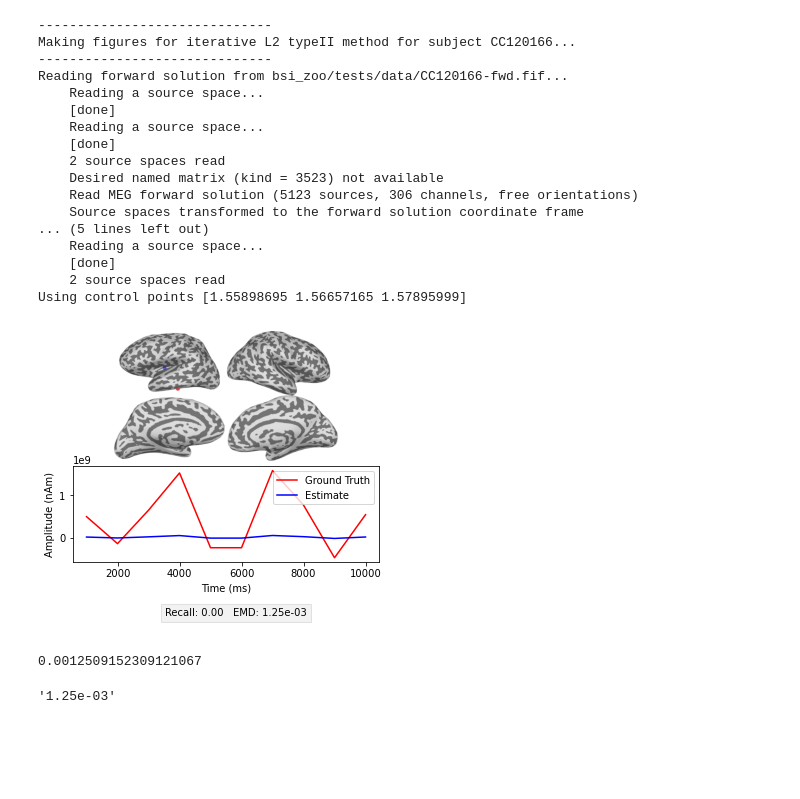
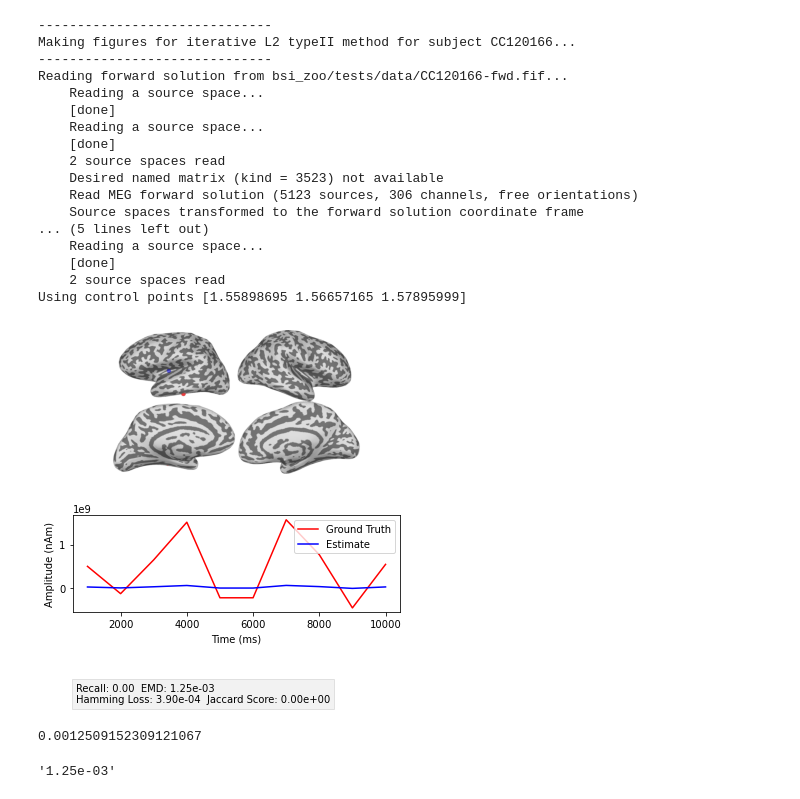
Before and after one commit to braindatalab/BSI-Zoo, a Jupyter notebook: visualisation.ipynb, the cells around one changed output. Drawn from its saved outputs; the diff is of its cells as text; code cells hidden in the pictures; blank space fills up the shorter version.

Commit message:
added hamming and jaccard

```diff
--- a/visualisation.ipynb
+++ b/visualisation.ipynb
@@ -46,8 +46,10 @@ def metrics(fwd, stc, stc_hat):
 
     recall = recall_score(true_as, estimated_as, zero_division=0)
     emd = wasserstein_distance(est_activations, true_activations) #TODO: info about geometry
+    hammingloss = hamming_loss(true_as, estimated_as)
+    jaccard = jaccard_score(true_as, estimated_as, zero_division=0)
 
-    return recall, emd
+    return recall, emd, hammingloss, jaccard
 # %%
 def add_margin(nonwhite_col, margin=5):
     margin_nonwhite_col = nonwhite_col.copy()
@@ -155,42 +157,43 @@ for subject in SUBJECTS:
             axes[brain_idx].axis("off")
 
             axes[spacing_idx].axis("off")
 
             axes[metrics_idx].axis("off")
             # get metrics
-            recall, emd = metrics(fwd, stc, stc_hat)
-            axes[metrics_idx].text(0.3, 0.5, 'Recall: %.2f   EMD: %.2e'%(recall, emd), bbox=dict(facecolor='grey', alpha=0.1))
+            recall, emd, hammingloss, jaccard = metrics(fwd, stc, stc_hat)
+            axes[metrics_idx].text(0.01, 0.5, 'Recall: %.2f  EMD: %.2e \nHamming Loss: %.2e  Jaccard Score: %.2e'%(recall, emd, hammingloss, jaccard),
+                                   bbox=dict(facecolor='grey', alpha=0.1))
 
-            fig.subplots_adjust(left=0.15, right=0.9, bottom=0.15, top=0.9, wspace=0.1,
+            fig.subplots_adjust(left=0.3, right=0.9, bottom=0.15, top=0.9, wspace=0.1,
                     hspace=0.2)
 
             fig.tight_layout()
             fig.savefig(os.path.join(PATH_TO_SAVE_FIGURES, 'combined','%s_%s.svg'%(solver, subject)))
             brain.close()
 # %% [output]
 ------------------------------
 Making figures for iterative L2 typeII method for subject CC120166...
 ------------------------------
 Reading forward solution from bsi_zoo/tests/data/CC120166-fwd.fif...
     Reading a source space...
     [done]
     Reading a source space...
     [done]
     2 source spaces read
     Desired named matrix (kind = 3523) not available
     Read MEG forward solution (5123 sources, 306 channels, free orientations)
     Source spaces transformed to the forward solution coordinate frame
 ... (5 lines left out)
     Reading a source space...
     [done]
     2 source spaces read
 Using control points [1.55898695 1.56657165 1.57895999]
-[figure, old version]
+[figure, new version]
-# %%
-emd
-# %% [output]
-0.0012509152309121067
-# %%
-'%.2e' % emd
-# %% [output]
-'1.25e-03'
+# %%
+emd
+# %% [output]
+0.0012509152309121067
+# %%
+'%.2e' % emd
+# %% [output]
+'1.25e-03'
```
Also changed, not shown: parts of 11 cells of this notebook.
